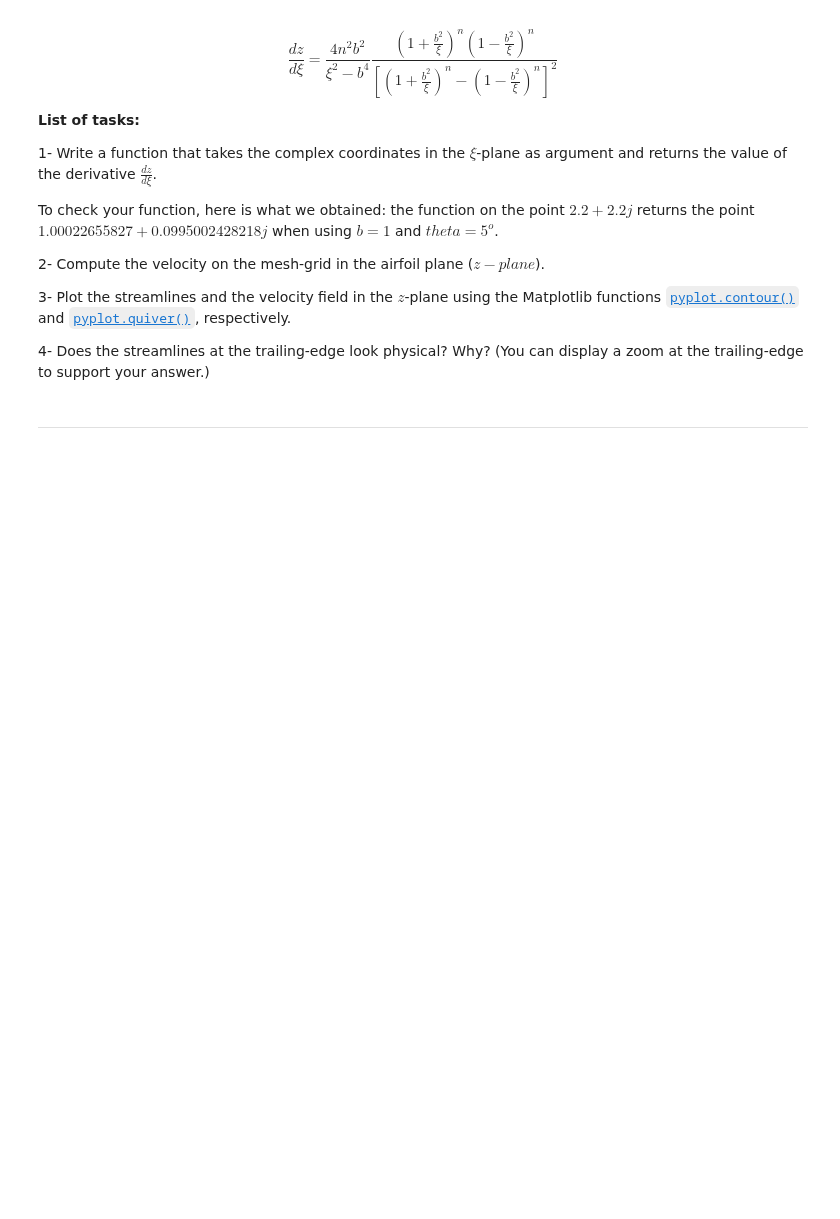
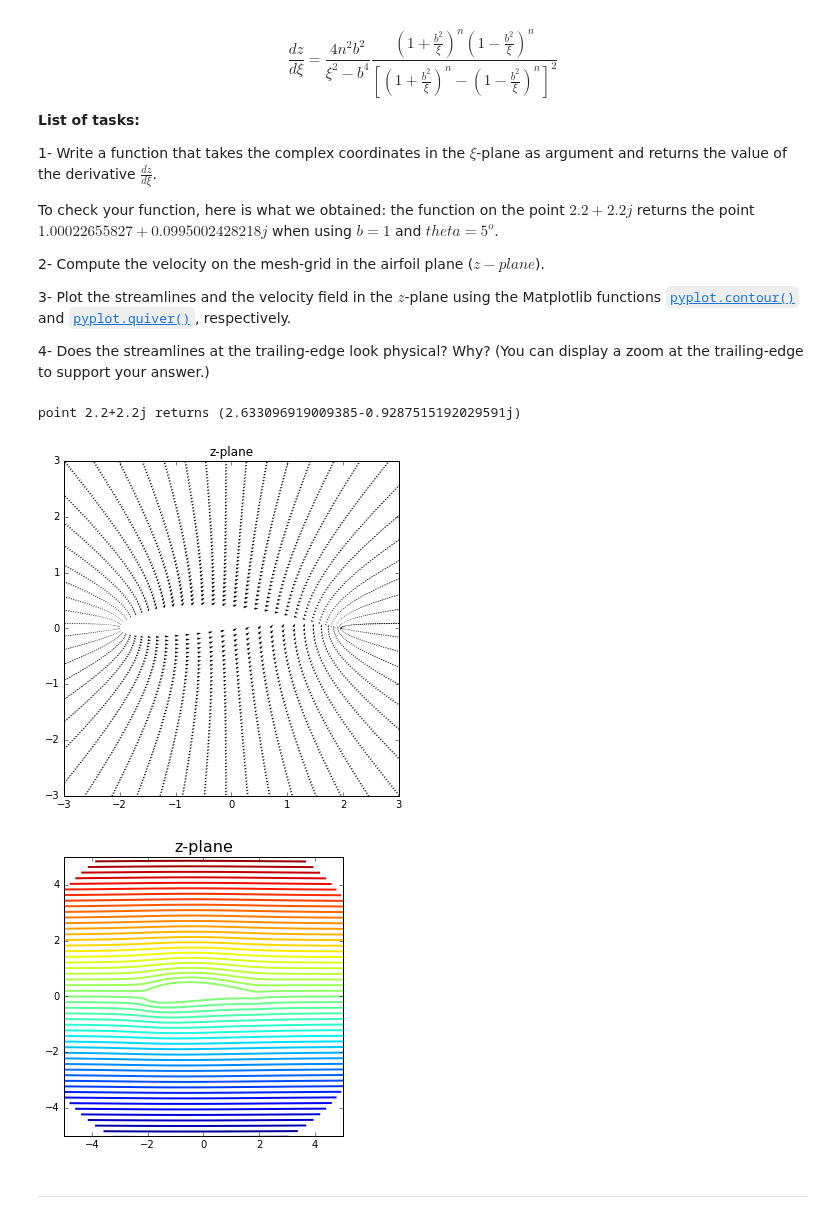
Before and after one commit to wangze233/MAE6226, a Jupyter notebook: midterm/midterm.ipynb, the cells around one changed output. Cells and saved outputs as stored; diff of their text form; code cells hidden in the pictures; blank space fills up the shorter version.

```diff
--- a/midterm/midterm.ipynb
+++ b/midterm/midterm.ipynb
@@ -284,8 +284,7 @@ the function on the point $2.2 + 2.2j$ returns the point $1.00022655827 + 0.0995
 (You can display a zoom at the trailing-edge to support your answer.)
 # %%
 # Use this cell to write your function.
-def get_dz_dxi(b,xi):
+def get_dz_dxi(b,theta,xi):
     n=2-theta/numpy.pi
-    dz_dxi=4*n**2*b**2/(xi**2-b**4)*\
-    ((1+b**2/xi)**n+(1-b**2/xi)**n)/(((1+b**2/xi)**n-(1-b**2/xi)**n))**2
+    dz_dxi=(4*n**2*b**2/(xi**2-b**4))*((1+b**2/xi)**n*(1-b**2/xi)**n)/(((1+b**2/xi)**n-(1-b**2/xi)**n))**2
     return dz_dxi
@@ -299,3 +291,36 @@ poin
+# %%
+# Use this cell to provide the rest of the code.
+b=1
+theta=5/180*numpy.pi
+xi=1+1*1j
+dz_dxi=get_dz_dxi(b,theta,xi)
+Wxi=2.2+2.2*1j
+Wzi=Wxi/dz_dxi
+W=Wzi.real-Wzi.imag*1j
+print('point 2.2+2.2j returns',W)
+
+xi=X_xi+Y_xi*1j
+X_z,Y_z=x_z,y_z
+w_z=(u_xi-v_xi*1j)/dz_dxi
+u_z=w_z.real
+v_z=-w_z.imag
+pyplot.figure(figsize=(6,6))
+pyplot.xlim(-3,3)
+pyplot.ylim(-3,3)
+pyplot.quiver(X_z, Y_z, u_z, v_z,units='xy');
+pyplot.title('z-plane');
+
+#plot the z-plane
+pyplot.figure(figsize=(5,5))
+pyplot.title('z-plane',fontsize=16)
+pyplot.xlim(-5,5)
+pyplot.ylim(-5,5)
+pyplot.contour(X_z,Y_z,psi,levels = numpy.linspace(-5,5,51),\
+               linewidths=2,linestyles='solid');
+# %% [output]
+point 2.2+2.2j returns (2.633096919009385-0.9287515192029591j)
+[figure, added]
+[figure, added]
 # %% [markdown]
 ---
 # %% [markdown]
```
Also changed, not shown: parts of 3 cells of this notebook.
